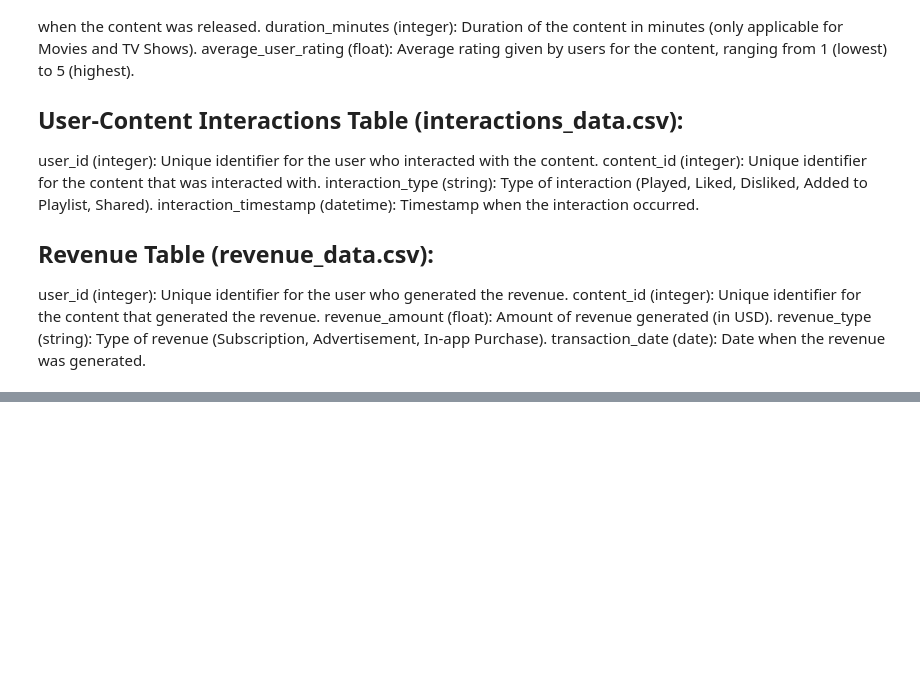
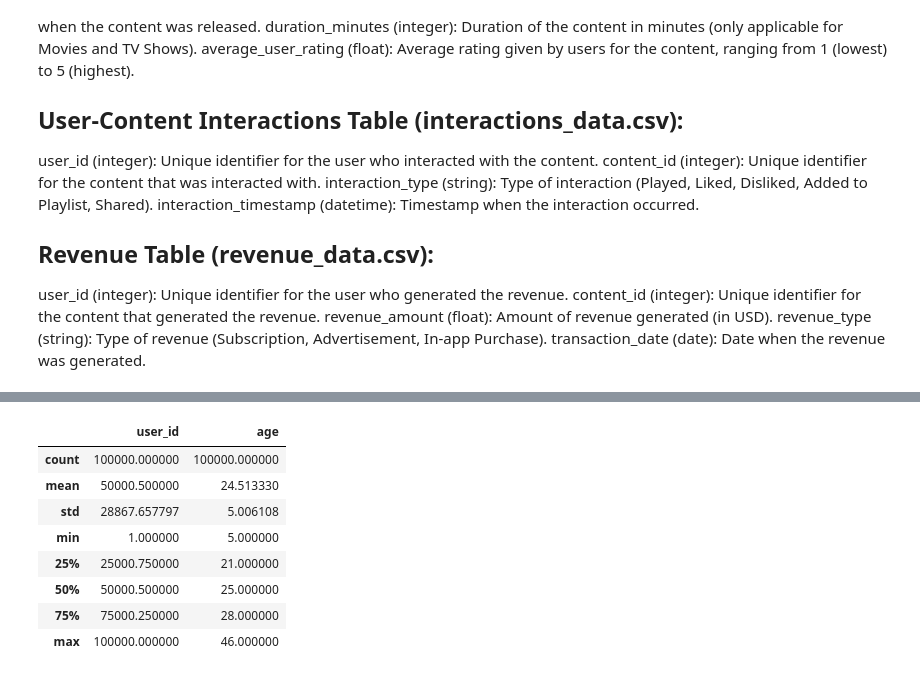
Before and after one commit to SSSpock/skillspire, a Jupyter notebook: casestudy_2ipynb.ipynb, the cells around one changed output, grey strips where cells are left out. Cells and saved outputs as stored; diff of their text form; code cells hidden in the pictures; blank space fills up the shorter version.

```diff
--- a/casestudy_2ipynb.ipynb
+++ b/casestudy_2ipynb.ipynb
@@ -261,4 +307,14 @@ transaction_date (date): Date when the revenue was generated.
 # %%
-users_df
+users_df.describe()
+# %% [output]
+|  | user_id | age |
+| count | 100000.000000 | 100000.000000 |
+| mean | 50000.500000 | 24.513330 |
+| std | 28867.657797 | 5.006108 |
+| min | 1.000000 | 5.000000 |
+| 25% | 25000.750000 | 21.000000 |
+| 50% | 50000.500000 | 25.000000 |
+| 75% | 75000.250000 | 28.000000 |
+| max | 100000.000000 | 46.000000 |
 # %%
 revenue_df
```
Also changed, not shown: parts of 10 cells of this notebook.
